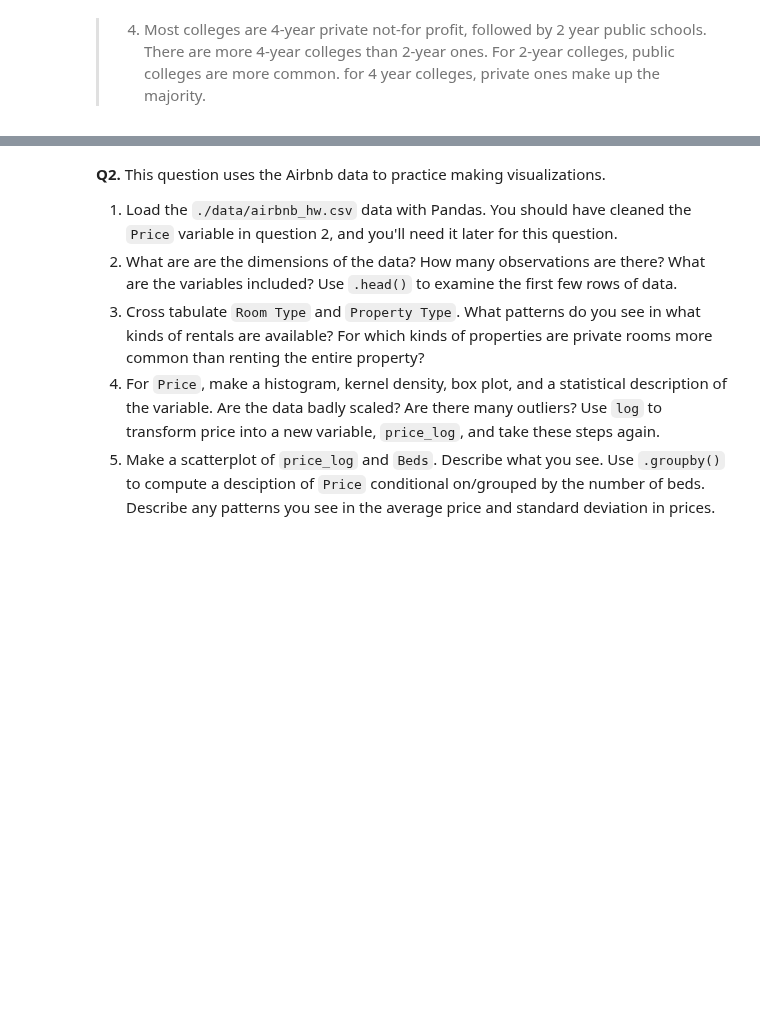
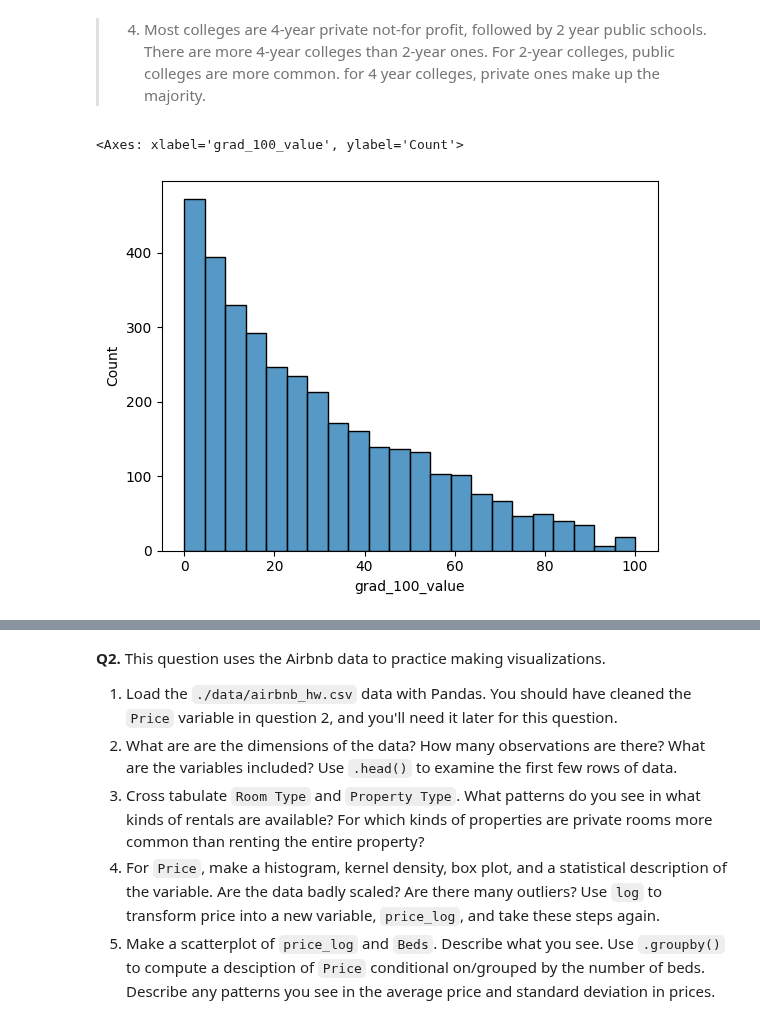
Before and after one commit to phf5kw/visualization, a Jupyter notebook: assignment/assignment.ipynb, the cells around one changed output, grey strips where cells are left out. Cells and saved outputs as stored; diff of their text form; code cells hidden in the pictures; blank space fills up the shorter version.

```diff
--- a/assignment/assignment.ipynb
+++ b/assignment/assignment.ipynb
@@ -72,3 +72,9 @@ Public                     926     632
 > 4. Most colleges are 4-year private not-for profit, followed by 2 year public schools. There are more 4-year colleges than 2-year ones. For 2-year colleges, public colleges are more common. for 4 year colleges, private ones make up the majority.
 # %%
 # Q4
+
+import seaborn as sns
+sns.histplot(df['grad_100_value'])
+# %% [output]
+<Axes: xlabel='grad_100_value', ylabel='Count'>
+[figure, added]
```
Also changed, not shown: parts of 10 cells of this notebook.
